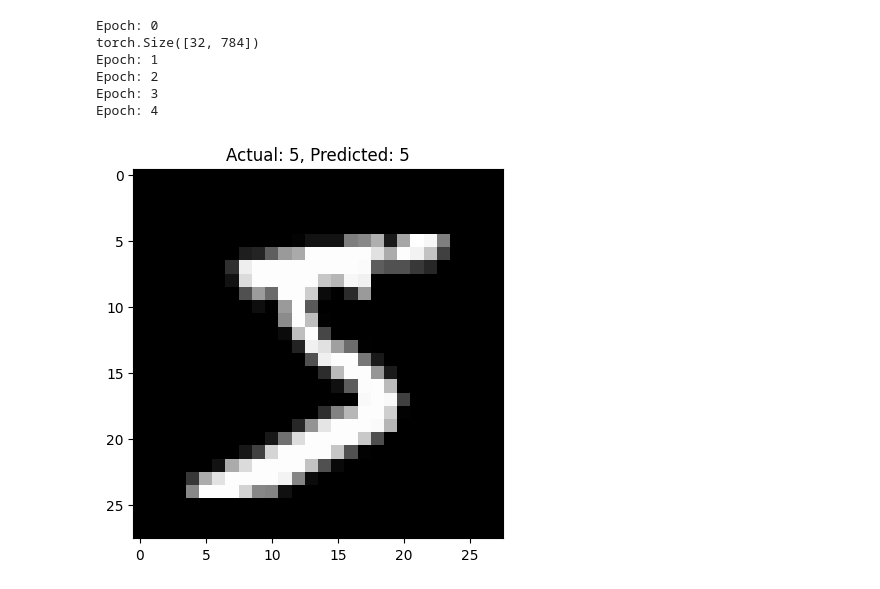
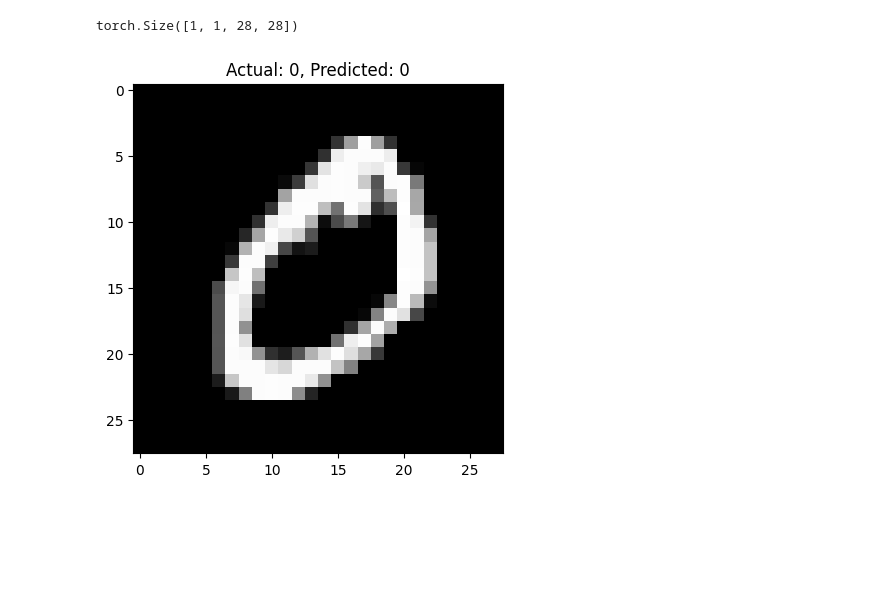
Before and after one commit to Ades551/NN-examples, a Jupyter notebook: mnist.ipynb, the cells around one changed output. Saved outputs shown, nothing was run; the diff lists cells and outputs as text; code cells hidden in the pictures; blank space fills up the shorter version.

```diff
--- a/mnist.ipynb
+++ b/mnist.ipynb
@@ -46,0 +28,9 @@ class CNN(nn.Module):
+# %%
+NUM_PIXELS = 784 # 28x28
+BATCH_SIZE = 32
+NUM_CLASSES = 10 # 10 numbers: 0-9
+EPOCHS = 5
+# %%
+transform = transforms.Compose([ToTensor(), transforms.Normalize((0.5,), (0.5,))])
+train_set = datasets.MNIST(root='./data', train=True, download=True, transform=transform)
+train_loader = DataLoader(train_set, batch_size=BATCH_SIZE, shuffle=True)
@@ -84,0 +82,4 @@ image, label = trainset[1]
+# %%
+image, label = train_set[1]
+
+image.shape
@@ -84,0 +184,10 @@ image, label = trainset[1]
+# %%
+# Hyperparameters
+learning_rate = 1e-3
+
+# Initialize Network
+model = CNN(num_classes=NUM_CLASSES).to(device)
+
+# Loss and Optimizer
+criterion = nn.CrossEntropyLoss()
+optimizer = optim.Adam(model.parameters(), lr=learning_rate)
@@ -85,18 +227,13 @@ image, label = trainset[1]
+# %%
+cnn_image = image.unsqueeze(0)
+cnn_image.shape
+# %% [output]
+torch.Size([1, 1, 28, 28])
 # %%
-mlp_model = MLP()
-
-fit(mlp_model, trainloader)
-
-mlp_model.eval()
+model.eval()
 with torch.no_grad():  # dont compute gradients
     plt.imshow(image.squeeze(), cmap='gray')
-    plt.title(f"Actual: {label}, Predicted: {torch.argmax(mlp_model(image.reshape(-1, NUM_PIXELS))).item()}")
+    plt.title(f"Actual: {label}, Predicted: {torch.argmax(model(cnn_image.to(device)), dim=1).item()}")
     plt.show()
 # %% [output]
-Epoch: 0
-torch.Size([32, 784])
-Epoch: 1
-Epoch: 2
-Epoch: 3
-Epoch: 4
-[figure, old version]
+[figure, new version]
```
Also changed, not shown: parts of 18 cells of this notebook, 1 other file.
